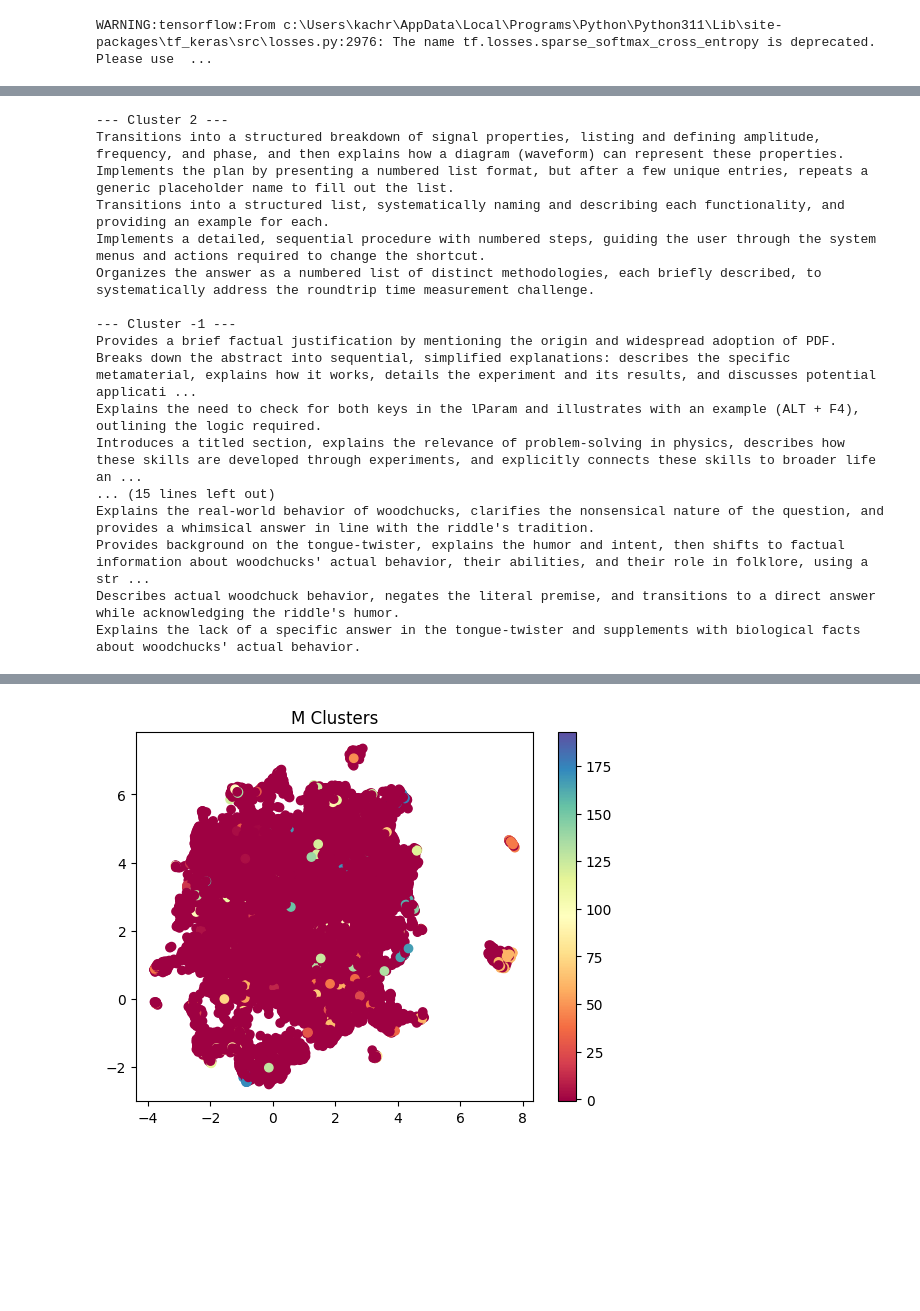
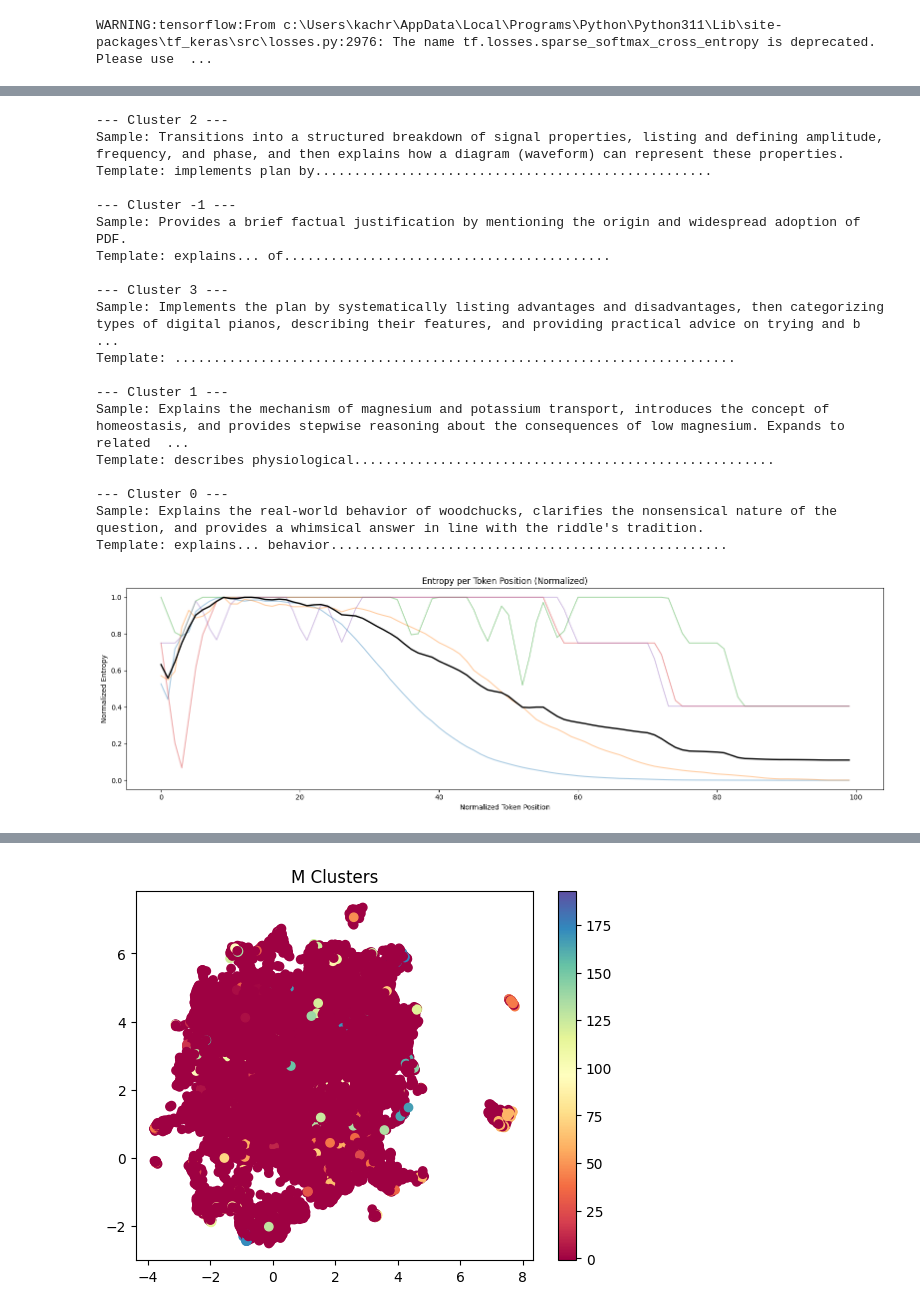
Before and after one commit to Death-Raider/MetaCognition, a Jupyter notebook: semi_automated_dataset_creation/check_ds.ipynb, the cells around one changed output, grey strips where cells are left out. Saved outputs shown, nothing was run; the diff lists cells and outputs as text; code cells hidden in the pictures; blank space fills up the shorter version.

```diff
--- a/semi_automated_dataset_creation/check_ds.ipynb
+++ b/semi_automated_dataset_creation/check_ds.ipynb
@@ -225,31 +292,56 @@ Opens with a simplified definition and signals intent to break down the topic fo
 # %%
 cluster_dict = defaultdict(list)
 for i, label in enumerate(labels_t):
     cluster_dict[label].append(list(T)[i])
 
 # Print samples
+plt.figure(figsize=(16, 5))
+NORM_LENGTH = 100
+mean = np.zeros(NORM_LENGTH)  # Initialize mean for entropies
 for cluster_id, samples in cluster_dict.items():
+    template, entropies = entropy_based_template_generator(samples, 0.9)
+    entropies = np.array(entropies)
+    # Normalize to fixed length
+    x_original = np.linspace(0, 1, len(entropies))
+    x_target = np.linspace(0, 1, NORM_LENGTH)
+    entropies_interp = np.interp(x_target, x_original, entropies)
+
+    plt.plot(entropies_interp / entropies_interp.max(), label=f'Cluster {cluster_id}', alpha=0.4)
+    mean += entropies_interp
+
     print(f"\n--- Cluster {cluster_id} ---")
-    for s in samples[:5]:  # limit print size
-        print(s)
+    print(f"Sample: {samples[0]}")
+    print(f"Template: {template}")
+
+mean /= len(cluster_dict)
+plt.plot(mean / mean.max(), label='Mean', color='black', linewidth=2)
+plt.xlabel('Normalized Token Position')
+plt.ylabel('Normalized Entropy')
+plt.title('Entropy per Token Position (Normalized)')
+
+plt.tight_layout()
+plt.show()
 # %% [output]
 --- Cluster 2 ---
-Transitions into a structured breakdown of signal properties, listing and defining amplitude, frequency, and phase, and then explains how a diagram (waveform) can represent these properties.
-Implements the plan by presenting a numbered list format, but after a few unique entries, repeats a generic placeholder name to fill out the list.
-Transitions into a structured list, systematically naming and describing each functionality, and providing an example for each.
-Implements a detailed, sequential procedure with numbered steps, guiding the user through the system menus and actions required to change the shortcut.
-Organizes the answer as a numbered list of distinct methodologies, each briefly described, to systematically address the roundtrip time measurement challenge.
+Sample: Transitions into a structured breakdown of signal properties, listing and defining amplitude, frequency, and phase, and then explains how a diagram (waveform) can represent these properties.
+Template: implements plan by...................................................
 
 --- Cluster -1 ---
-Provides a brief factual justification by mentioning the origin and widespread adoption of PDF.
-Breaks down the abstract into sequential, simplified explanations: describes the specific metamaterial, explains how it works, details the experiment and its results, and discusses potential applicati ...
-Explains the need to check for both keys in the lParam and illustrates with an example (ALT + F4), outlining the logic required.
-Introduces a titled section, explains the relevance of problem-solving in physics, describes how these skills are developed through experiments, and explicitly connects these skills to broader life an ...
-... (15 lines left out)
-Explains the real-world behavior of woodchucks, clarifies the nonsensical nature of the question, and provides a whimsical answer in line with the riddle's tradition.
-Provides background on the tongue-twister, explains the humor and intent, then shifts to factual information about woodchucks' actual behavior, their abilities, and their role in folklore, using a str ...
-Describes actual woodchuck behavior, negates the literal premise, and transitions to a direct answer while acknowledging the riddle's humor.
-Explains the lack of a specific answer in the tongue-twister and supplements with biological facts about woodchucks' actual behavior.
+Sample: Provides a brief factual justification by mentioning the origin and widespread adoption of PDF.
+Template: explains... of..........................................
+
+--- Cluster 3 ---
+Sample: Implements the plan by systematically listing advantages and disadvantages, then categorizing types of digital pianos, describing their features, and providing practical advice on trying and b ...
+Template: ........................................................................
+
+--- Cluster 1 ---
+Sample: Explains the mechanism of magnesium and potassium transport, introduces the concept of homeostasis, and provides stepwise reasoning about the consequences of low magnesium. Expands to related  ...
+Template: describes physiological......................................................
+
+--- Cluster 0 ---
+Sample: Explains the real-world behavior of woodchucks, clarifies the nonsensical nature of the question, and provides a whimsical answer in line with the riddle's tradition.
+Template: explains... behavior...................................................
+[figure, added]
 # %%
 cluster_dict = defaultdict(list)
 for i, label in enumerate(labels_s):
```
Also changed, not shown: parts of 6 cells of this notebook.
